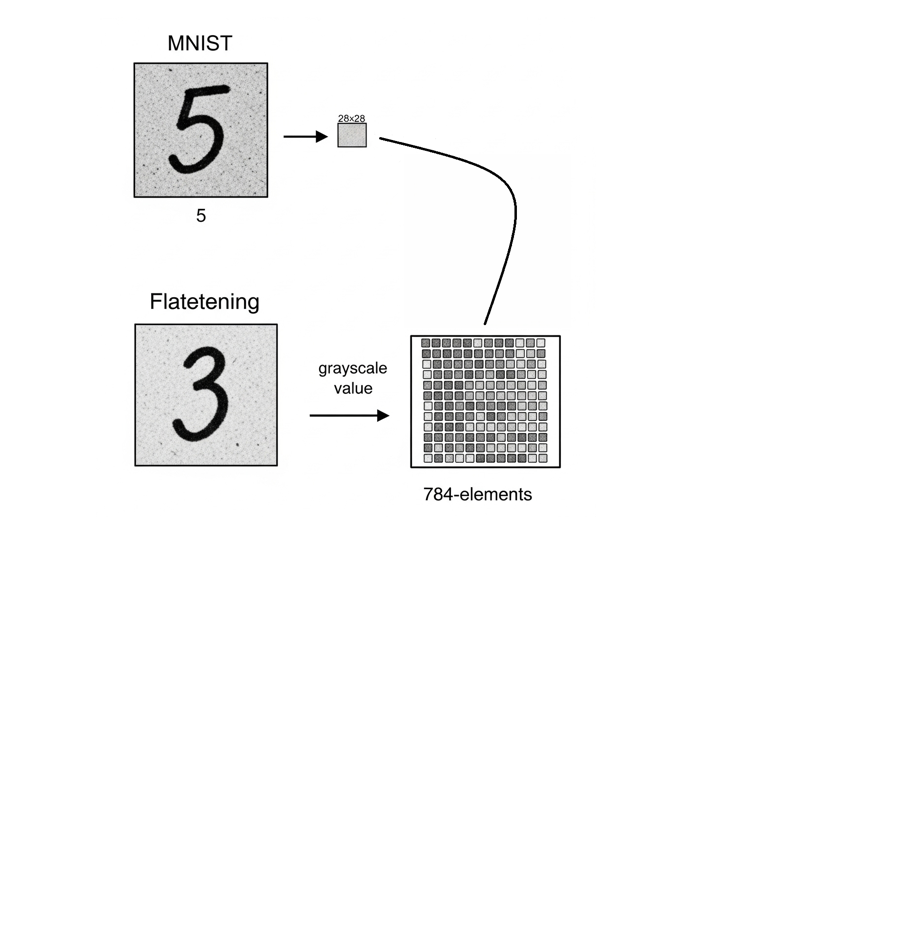
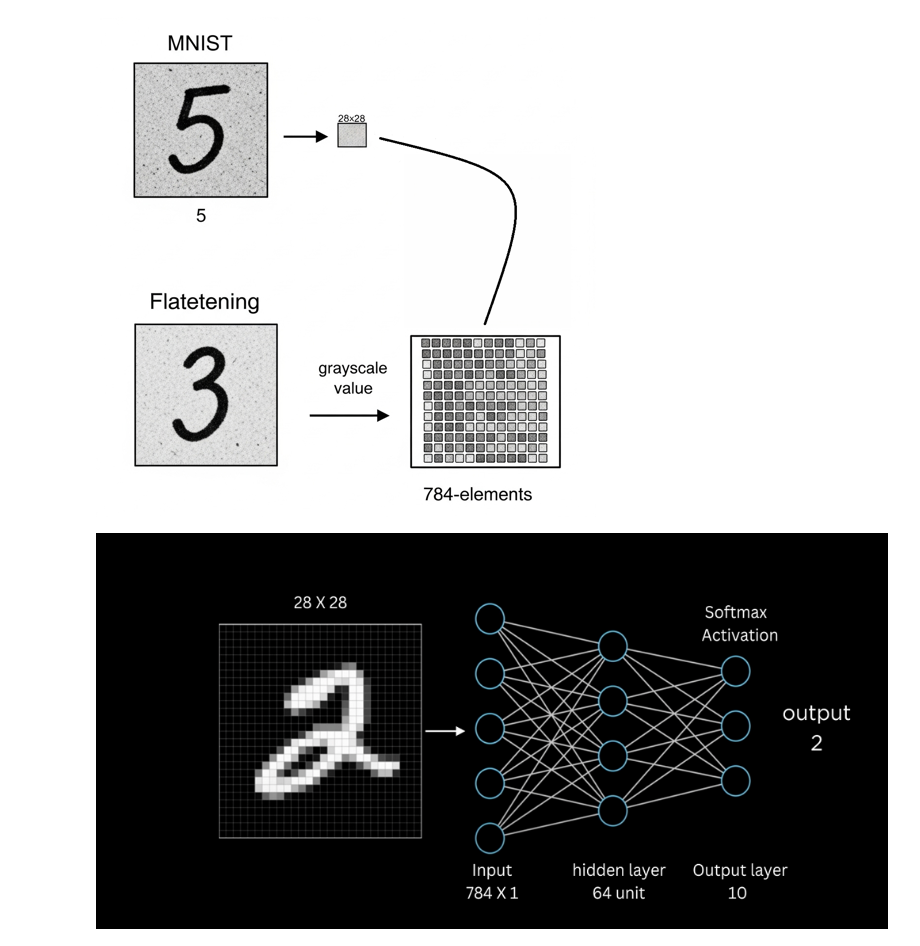
Before and after one commit to inaijin/NN-FromScratch, a Jupyter notebook: Scratch-NN.ipynb, the cells around one changed output. Saved outputs shown, nothing was run; the diff lists cells and outputs as text; code cells hidden in the pictures; blank space fills up the shorter version.

Commit message:
add Sample NN Example

```diff
--- a/Scratch-NN.ipynb
+++ b/Scratch-NN.ipynb
@@ -21,3 +21,14 @@ img = Image.open(IMAGE_PATH + "MNIST-Overview.png").resize((500, 500))
 display(img)
 # %% [output]
 [figure]
+# %%
+# Steps that need to be taken:
+# Make it into a matrix
+# Transpose it
+# Give it to the model
+# Softmax it
+
+img = Image.open(IMAGE_PATH + "Sample-NN.png").resize((1000, 500))
+display(img)
+# %% [output]
+[figure, added]
```
Also changed, not shown: 2 other files.
